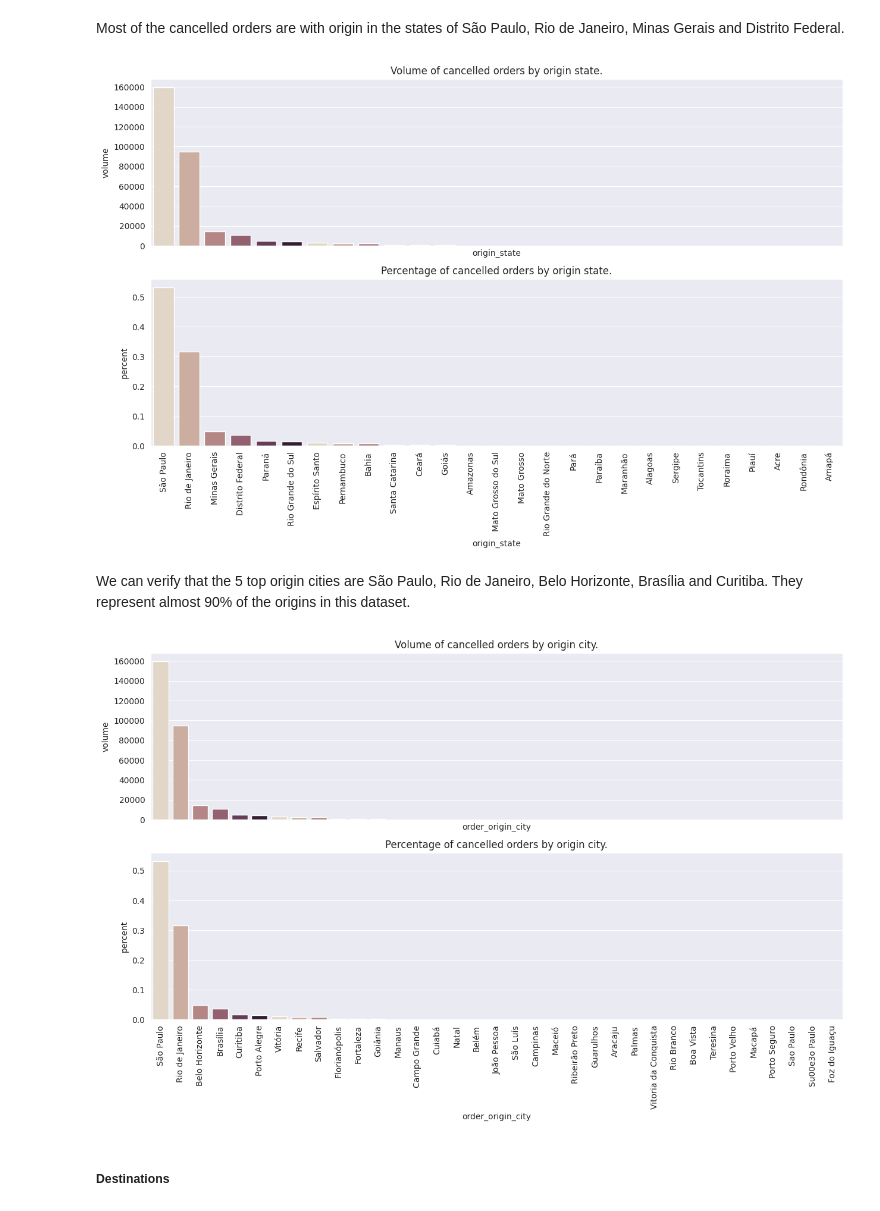
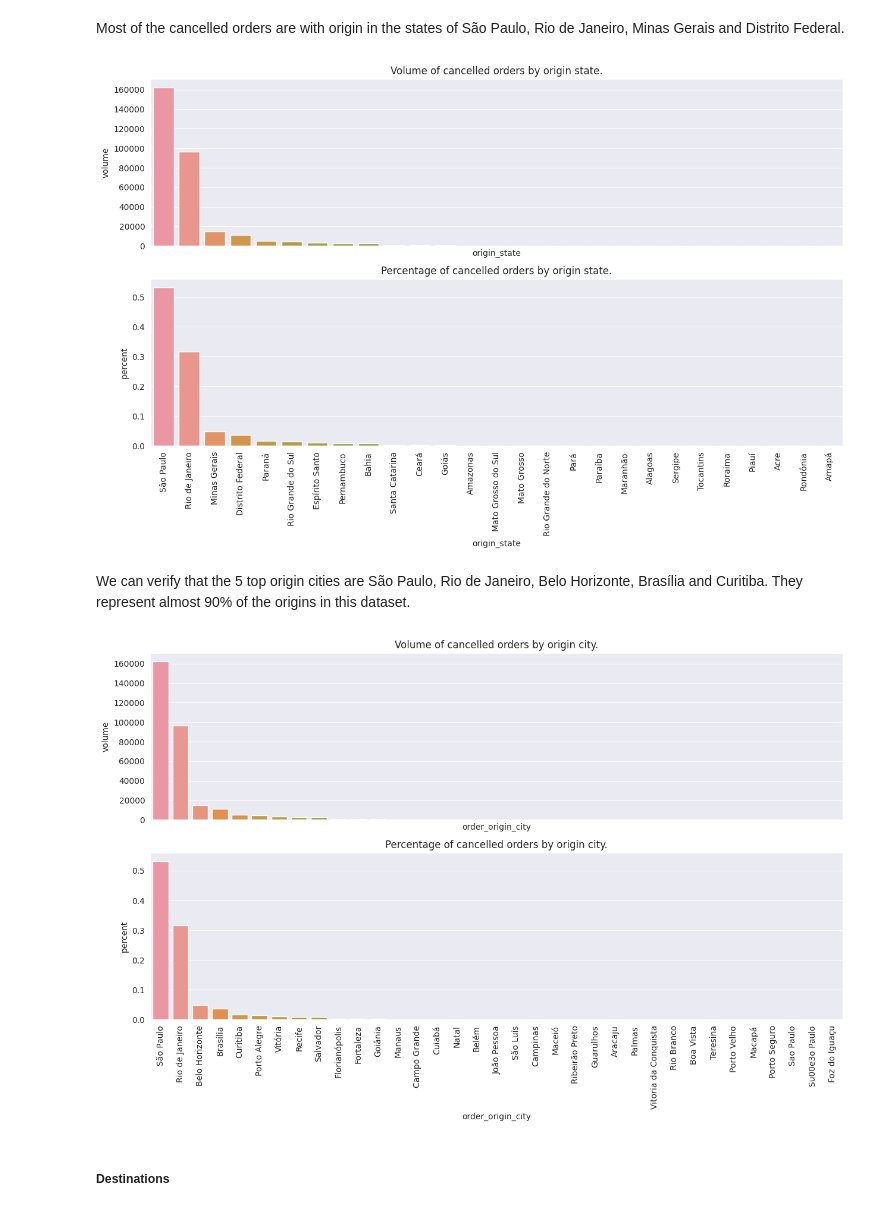
Before and after one commit to tamiriscrepalde/survival-analysis, a Jupyter notebook: notebooks/exploratory_data_analysis/exploratory_data_analysis.ipynb, the cells around one changed output. Drawn from its saved outputs; the diff is of its cells as text; code cells hidden in the pictures.

```diff
--- a/notebooks/exploratory_data_analysis/exploratory_data_analysis.ipynb
+++ b/notebooks/exploratory_data_analysis/exploratory_data_analysis.ipynb
@@ -207,6 +209,6 @@ df['qty_dailies'] = df['qty_dailies'].astype(int)
 Let's start analyzing the data taking a look into the categorical data.
 # %%
 sns.set_style('darkgrid')
-sns.set_palette(sns.color_palette())
+sns.set_palette(sns.color_palette("flare"))
 # %%
 categorical_features = df.select_dtypes(include=['object_']).columns
@@ -221,14 +229,14 @@ Most of the cancelled orders are with origin in the states of São Paulo, Rio de
 # %%
 fig, ax = plt.subplots(2, sharex=True, figsize=(15,8))
 
-sns.barplot(origin_state, x='origin_state', y='volume', ax=ax[0] , palette=sns.color_palette())
-sns.barplot(origin_state, x='origin_state', y='percent', ax=ax[1], palette=sns.color_palette())
+sns.barplot(origin_state, x='origin_state', y='volume', ax=ax[0] ) #, palette=sns.color_palette())
+sns.barplot(origin_state, x='origin_state', y='percent', ax=ax[1]) #, palette=sns.color_palette())
 
 plt.xticks(rotation=90);
 ax[0].set_title('Volume of cancelled orders by origin state.');
 ax[1].set_title('Percentage of cancelled orders by origin state.');
 # %% [output]
-[figure, old version]
+[figure, new version]
 # %%
 origin_city = df.groupby('order_origin_city').count().order_date.reset_index()
 origin_city = origin_city.rename(columns={'order_date': 'volume'}).sort_values('volume', ascending=False)
@@ -238,14 +246,14 @@ We can verify that the 5 top origin cities are São Paulo, Rio de Janeiro, Belo
 # %%
 fig, ax = plt.subplots(2, sharex=True, figsize=(15,8))
 
-sns.barplot(origin_city, x='order_origin_city', y='volume', ax=ax[0] , palette=sns.color_palette())
-sns.barplot(origin_city, x='order_origin_city', y='percent', ax=ax[1], palette=sns.color_palette())
+sns.barplot(origin_city, x='order_origin_city', y='volume', ax=ax[0] ) #, palette=sns.color_palette())
+sns.barplot(origin_city, x='order_origin_city', y='percent', ax=ax[1]) #, palette=sns.color_palette())
 
 plt.xticks(rotation=90);
 ax[0].set_title('Volume of cancelled orders by origin city.');
 ax[1].set_title('Percentage of cancelled orders by origin city.');
 # %% [output]
-[figure, old version]
+[figure, new version]
 # %% [markdown]
 ##### Destinations
 # %%
```
Also changed, not shown: parts of 31 cells of this notebook.
